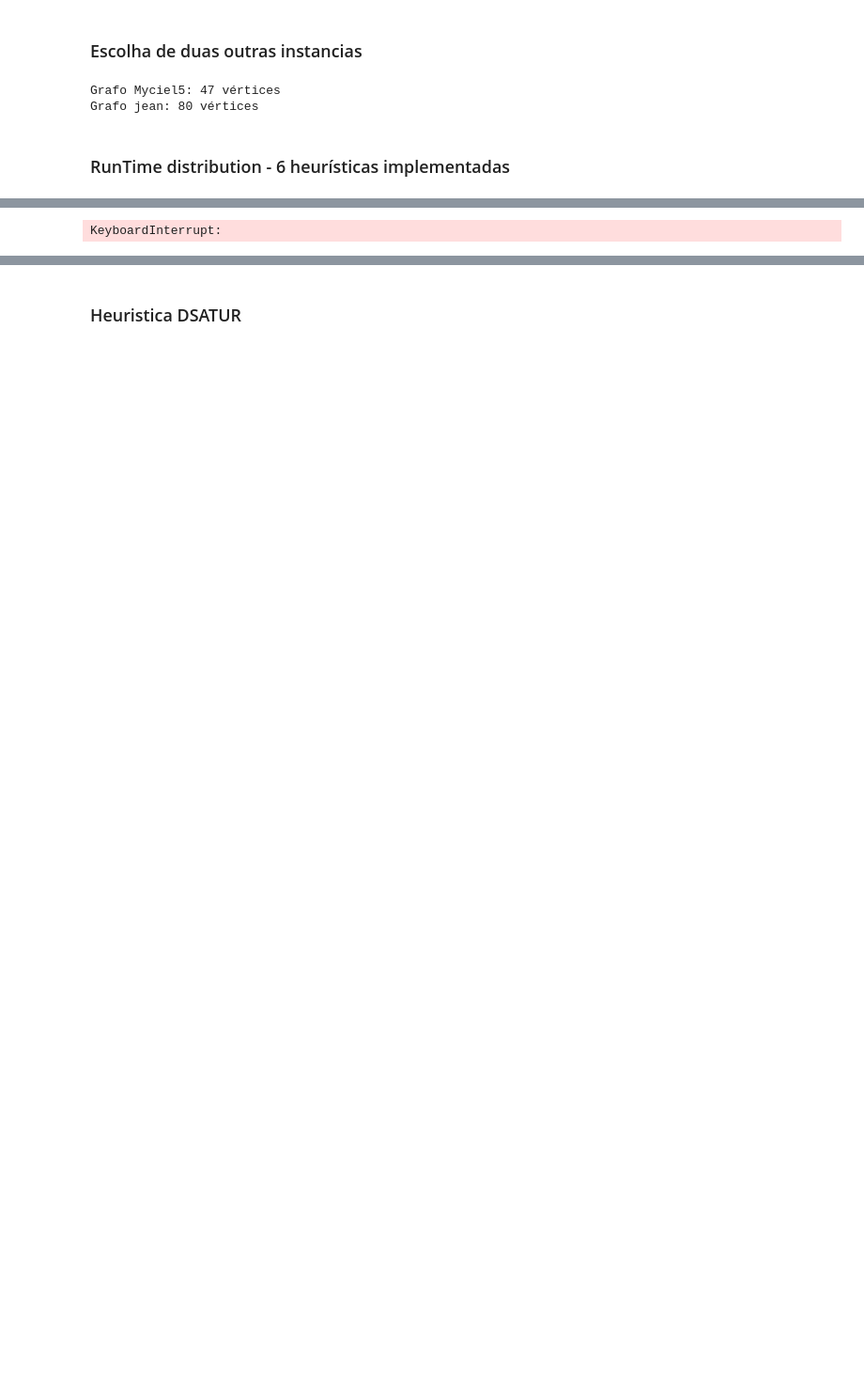
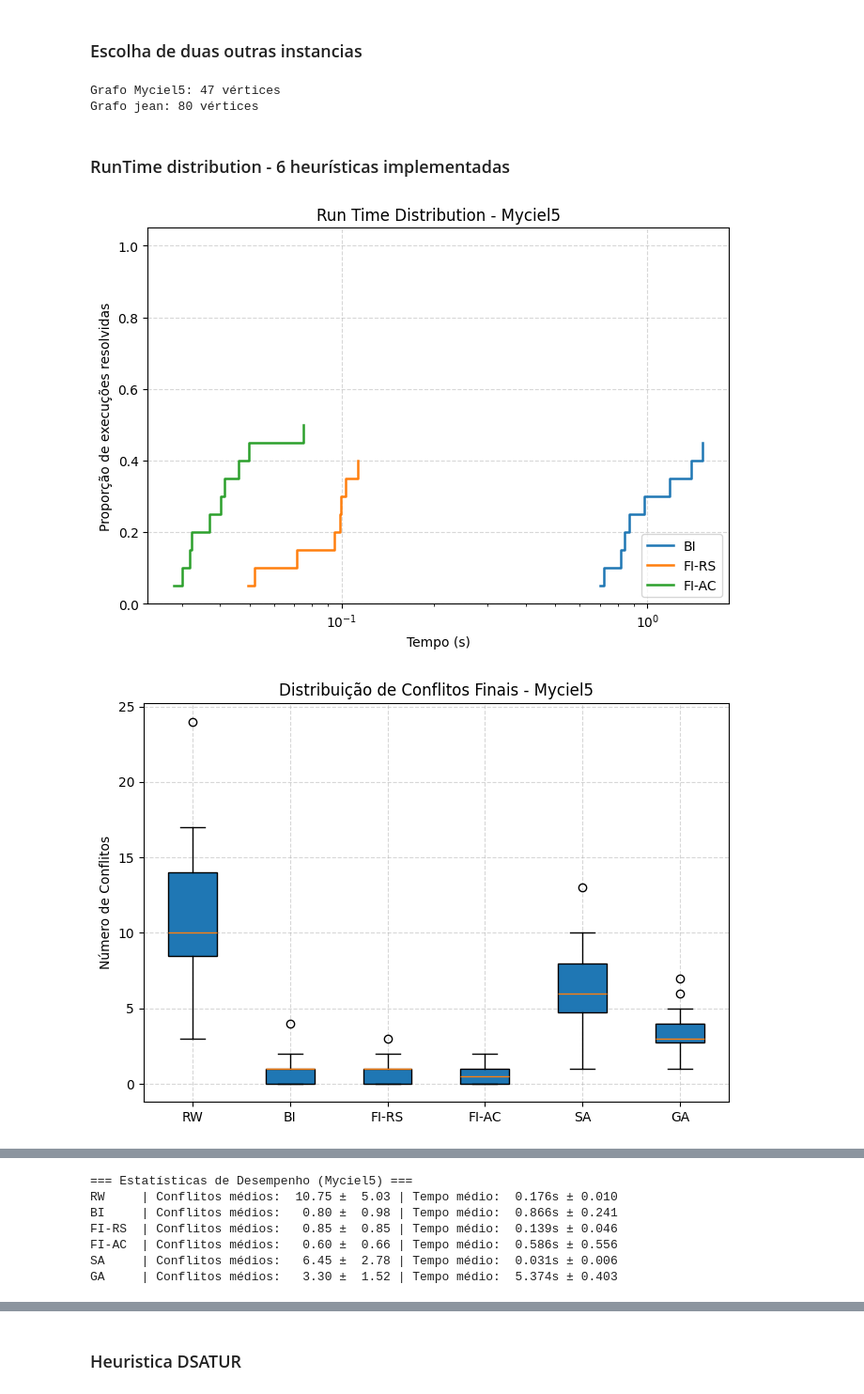
Before and after one commit to acpDaniel/graph-coloring, a Jupyter notebook: TP2_CSP_LocalSearch_GA.ipynb, the cells around one changed output, grey strips where cells are left out. Shown at 94% size. Saved outputs shown, nothing was run; the diff lists cells and outputs as text; code cells hidden in the pictures; blank space fills up the shorter version.

```diff
--- a/TP2_CSP_LocalSearch_GA.ipynb
+++ b/TP2_CSP_LocalSearch_GA.ipynb
@@ -495,6 +495,8 @@ def mutation(individuo, cores, taxa_mutacao):
 def algoritmo_genetico(grafo, num_individuos, num_geracoes, cores, taxa_mutacao, temperatura_inicial, taxa_resfriamento):
     populacao = criar_populacao_inicial(grafo, num_individuos, cores)
     temperatura = temperatura_inicial
+    melhor_global_individuo = None
+    melhor_global_fitness = float('inf')
 
     for geracao in range(num_geracoes):
         populacao_fitness = [calcula_fitness(individuo, grafo) for individuo in populacao]
@@ -502,12 +504,16 @@ def algoritmo_genetico(grafo, num_individuos, num_geracoes, cores, taxa_mutacao,
         melhor_individuo = populacao[melhor_indice]
         melhor_fitness = populacao_fitness[melhor_indice]
 
+        if melhor_fitness < melhor_global_fitness:
+            melhor_global_fitness = melhor_fitness
+            melhor_global_individuo = melhor_individuo
+
         if melhor_fitness == 0:
             return melhor_individuo, melhor_fitness
 
-        nova_populacao = []
+        nova_populacao = [melhor_individuo.copy()]
 
-        for _ in range(num_individuos // 2):
+        while len(nova_populacao) < num_individuos:
             i1 = selecao_com_annealing(populacao, grafo, temperatura)
             i2 = selecao_com_annealing(populacao, grafo, temperatura)
             pai1 = populacao[i1]
@@ -517,13 +523,15 @@ def algoritmo_genetico(grafo, num_individuos, num_geracoes, cores, taxa_mutacao,
             filho1 = mutation(filho1, cores, taxa_mutacao)
             filho2 = mutation(filho2, cores, taxa_mutacao)
 
-            nova_populacao.append(filho1)
-            nova_populacao.append(filho2)
+            if len(nova_populacao) < num_individuos:
+                nova_populacao.append(filho1)
+            if len(nova_populacao) < num_individuos:
+                nova_populacao.append(filho2)
 
         populacao = nova_populacao
-        temperatura *= taxa_resfriamento
+        temperatura = max(temperatura * taxa_resfriamento, 1e-6)
 
-    return melhor_individuo, melhor_fitness
+    return melhor_global_individuo, melhor_global_fitness
 # %% [markdown]
 ***
 ### Testando as heurísticas de Busca Local:
@@ -706,7 +714,7 @@ def testar_grafo(nome, grafo, cores):
 # %% [markdown]
 ### RunTime distribution - 6 heurísticas implementadas
 # %%
-num_execucoes = 30
+num_execucoes = 20
 max_iter = 1000
 
 heuristicas = {
@@ -726,22 +734,23 @@ def testar_heuristicas(grafo, cores, nome):
         for _ in range(num_execucoes):
             coloracao_inicial = gerar_coloracao_aleatoria(grafo, cores)
             inicio = time.time()
-
             if h_nome == "GA":
-                coloracao, conflitos = func(grafo, 10, 50, cores, 0.1, 10, 0.9)
+                coloracao, conflitos = func(grafo, 20, 70, cores, 0.1, 10, 0.9)
             elif h_nome == "SA":
                 coloracao, conflitos = func(grafo, coloracao_inicial, cores, max_iter, 10, 0.9)
             else:
                 coloracao, conflitos = func(grafo, coloracao_inicial, cores, max_iter)
-
             fim = time.time()
             resultados[h_nome].append(conflitos)
             tempos[h_nome].append(fim - inicio)
 
     plt.figure(figsize=(7, 5))
     for h_nome in heuristicas:
-        tempos_sorted = np.sort(tempos[h_nome])
-        proporcao = np.arange(1, len(tempos_sorted) + 1) / len(tempos_sorted)
+        tempos_resolvidos = [t for (t, c) in zip(tempos[h_nome], resultados[h_nome]) if c == 0]
+        if len(tempos_resolvidos) == 0:
+            continue
+        tempos_sorted = np.sort(tempos_resolvidos)
+        proporcao = np.arange(1, len(tempos_sorted) + 1) / len(tempos[h_nome])
         plt.step(tempos_sorted, proporcao, where="post", label=h_nome, linewidth=1.8)
     plt.xscale("log")
     plt.ylim(0, 1.05)
@@ -750,36 +759,35 @@ def testar_heuristicas(grafo, cores, nome):
     plt.ylabel("Proporção de execuções resolvidas")
     plt.legend(loc="lower right", frameon=True, shadow=False)
     plt.grid(True, linestyle="--", alpha=0.5)
     plt.tight_layout()
     plt.show()
 
     plt.figure(figsize=(7, 5))
-    plt.boxplot([resultados[h] for h in heuristicas],
-                tick_labels=list(heuristicas.keys()), patch_artist=True)
+    plt.boxplot([resultados[h] for h in heuristicas], tick_labels=list(heuristicas.keys()), patch_artist=True)
     plt.title(f"Distribuição de Conflitos Finais - {nome}")
     plt.ylabel("Número de Conflitos")
     plt.grid(True, linestyle="--", alpha=0.5)
     plt.tight_layout()
     plt.show()
 
     plt.figure(figsize=(7, 5))
-    plt.boxplot([tempos[h] for h in heuristicas],
-                tick_labels=list(heuristicas.keys()), patch_artist=True)
+    plt.boxplot([tempos[h] for h in heuristicas], tick_labels=list(heuristicas.keys()), patch_artist=True)
     plt.title(f"Distribuição de Tempo de Execução - {nome}")
     plt.ylabel("Tempo (s)")
     plt.grid(True, linestyle="--", alpha=0.5)
     plt.tight_layout()
     plt.show()
 
     print(f"\n=== Estatísticas de Desempenho ({nome}) ===")
     for h_nome in heuristicas:
         med_confl = np.mean(resultados[h_nome])
         std_confl = np.std(resultados[h_nome])
         med_tempo = np.mean(tempos[h_nome])
         std_tempo = np.std(tempos[h_nome])
-        print(f"{h_nome:<6} | Conflitos médios: {med_confl:6.2f} ± {std_confl:5.2f} | "
-              f"Tempo médio: {med_tempo:6.3f}s ± {std_tempo:5.3f}")
+        print(f"{h_nome:<6} | Conflitos médios: {med_confl:6.2f} ± {std_confl:5.2f} | Tempo médio: {med_tempo:6.3f}s ± {std_tempo:5.3f}")
 
 testar_heuristicas(grafo_myciel5, cores_myciel5, "Myciel5")
 testar_heuristicas(grafo_jean, cores_jean, "jean")
 # %% [output]
+[figure, added]
+[figure, added]
@@ -786 +795,7 @@ testar_heuristicas(grafo_jean, cores_jean, "jean")
-KeyboardInterrupt:
+=== Estatísticas de Desempenho (Myciel5) ===
+RW     | Conflitos médios:  10.75 ±  5.03 | Tempo médio:  0.176s ± 0.010
+BI     | Conflitos médios:   0.80 ±  0.98 | Tempo médio:  0.866s ± 0.241
+FI-RS  | Conflitos médios:   0.85 ±  0.85 | Tempo médio:  0.139s ± 0.046
+FI-AC  | Conflitos médios:   0.60 ±  0.66 | Tempo médio:  0.586s ± 0.556
+SA     | Conflitos médios:   6.45 ±  2.78 | Tempo médio:  0.031s ± 0.006
+GA     | Conflitos médios:   3.30 ±  1.52 | Tempo médio:  5.374s ± 0.403
```
Also changed, not shown: parts of 5 cells of this notebook.
